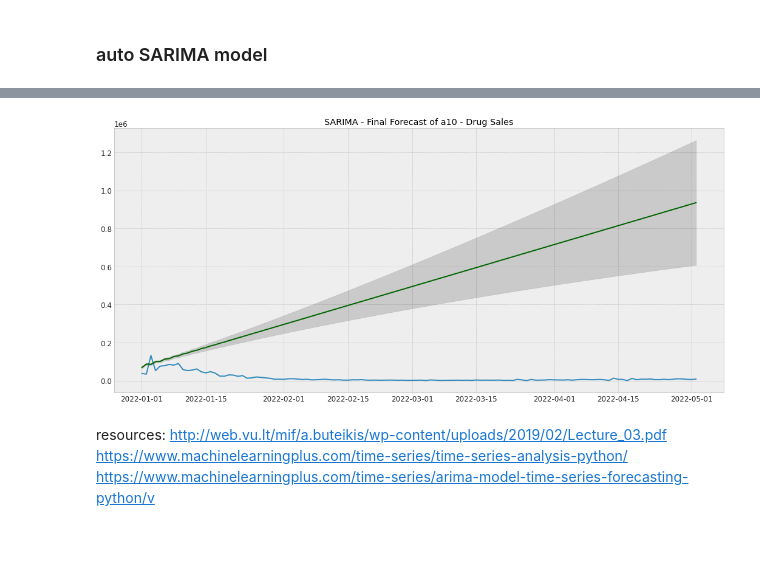
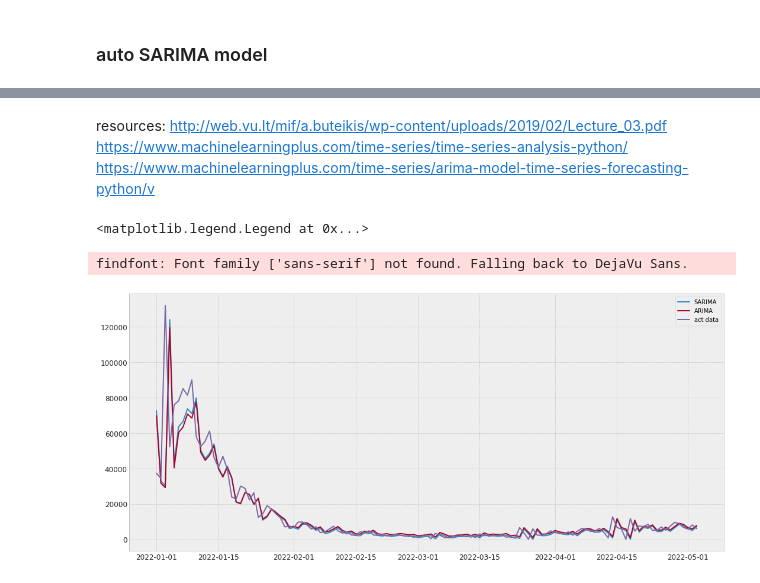
Before and after one commit to yifanWangCoding/covid_proj, a Jupyter notebook: TS_basis.ipynb, the cells around one changed output, grey strips where cells are left out. Cells and saved outputs as stored; diff of their text form; code cells hidden in the pictures; blank space fills up the shorter version.

Commit message:
sarima triald2

```diff
--- a/TS_basis.ipynb
+++ b/TS_basis.ipynb
@@ -125,7 +117,7 @@ p-value: 0.00666193570493778
 # %%
 split_date = '2022-01-01'
-df_train = ts_confirmed_US_incre.loc[ts_confirmed_US_incre.index < split_date]
-df_test = ts_confirmed_US_incre.loc[ts_confirmed_US_incre.index >= split_date]
+df_train = ts_confirmed_US_incre.loc[ts_confirmed_US_incre.index < split_date,'New York']
+df_test = ts_confirmed_US_incre.loc[ts_confirmed_US_incre.index >= split_date,'New York']
 print(f"{len(df_train)} days of training data \n {len(df_test)} days of testing data ")
 # %% [output]
 710 days of training data
@@ -190,29 +160,38 @@ Warnings:
-# %%
-
-fitted, confint = sarima_mdl.predict(n_periods = 122, return_conf_int=True)
-
-
-# make series for plotting purpose
-fitted_series = pd.Series(fitted,index=df_test.index)
-lower_series = pd.Series(confint[:, 0],index=df_test.index)
-upper_series = pd.Series(confint[:, 1],index=df_test.index)
-
-
-# Plot
-# plt.plot(df_train)
-plt.plot(df_test['New York'])
-plt.plot(fitted_series, color='darkgreen')
-plt.fill_between(lower_series.index,
-                 lower_series,
-                 upper_series,
-                 color='k', alpha=.15)
-
-plt.title("SARIMA - Final Forecast of a10 - Drug Sales")
-plt.show()
-# %% [output]
-[figure, removed]
 # %% [markdown]
 resources:
 http://web.vu.lt/mif/a.buteikis/wp-content/uploads/2019/02/Lecture_03.pdf
 https://www.machinelearningplus.com/time-series/time-series-analysis-python/
 https://www.machinelearningplus.com/time-series/arima-model-time-series-forecasting-python/v
+# %%
+# Walk throught the test data, training and predicting 1 day ahead for all the test data
+index = len(df_train)
+yhat = list()
+for t in range(len(df_test)):
+    temp_train = ts_confirmed_US_incre[:len(df_train)+t]
+    model = SARIMAX(temp_train['New York'],order=(
+        1, 0, 0), seasonal_order=(0, 0, 0, 14))
+    model_fit = model.fit(disp=False,transparams=False)
+    predictions = model_fit.predict(start=len(temp_train), end=len(temp_train),dynamic=False)
+    yhat = yhat + [predictions]
+
+yhat_SARIMAX = pd.concat(yhat)
+# %%
+index = len(df_train)
+yhat1 = list()
+for t in range(len(df_test)):
+    temp_train = ts_confirmed_US_incre[:len(df_train)+t]
+    model = ARIMA(temp_train['New York'],order=(1,0,0))
+    model_fit = model.fit(transparams=False)
+    predictions = model_fit.predict(start=len(temp_train), end=len(temp_train))
+    yhat1 = yhat1 + [predictions]
+
+yhat_ARIMA1 = pd.concat(yhat1)
+# %%
+plt.plot(yhat_SARIMAX, label = 'SARIMA')
+plt.plot(yhat_ARIMA1,label = 'ARIMA')
+plt.plot(df_test,label = 'act data')
+plt.legend()
+# %% [output]
+<matplotlib.legend.Legend at 0x...>
+findfont: Font family ['sans-serif'] not found. Falling back to DejaVu Sans.
+[figure, added]
```
Also changed, not shown: parts of 10 cells of this notebook.
